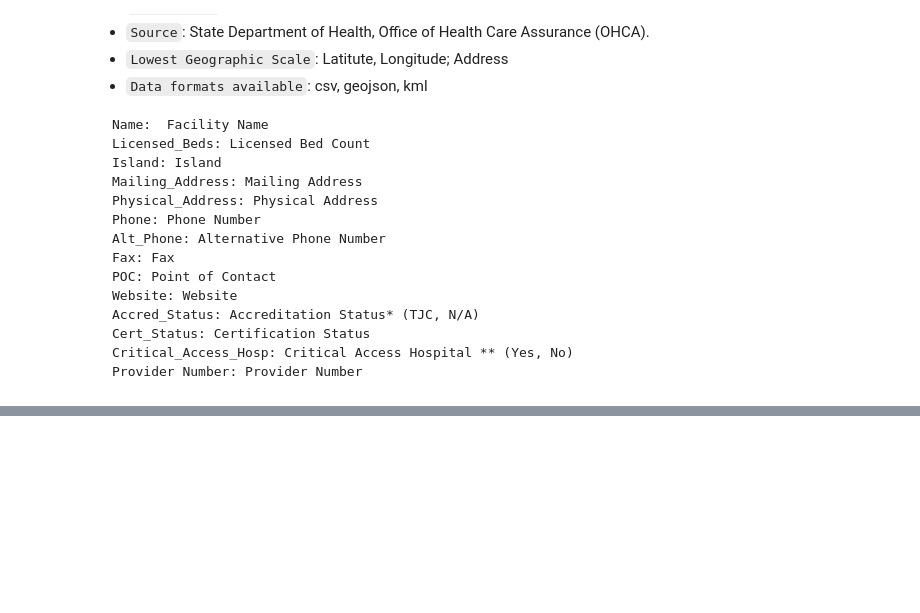
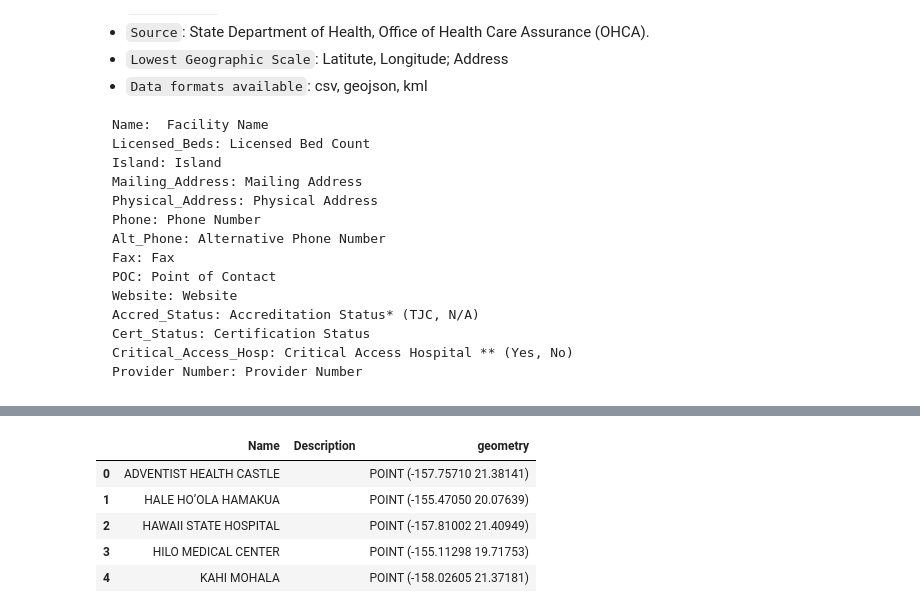
Before and after one commit to H445K/Kanehekili, a Jupyter notebook: Current datasets.ipynb, the cells around one changed output, grey strips where cells are left out. Drawn from its saved outputs; the diff is of its cells as text; code cells hidden in the pictures; blank space fills up the shorter version.

```diff
--- a/Current datasets.ipynb
+++ b/Current datasets.ipynb
@@ -46,0 +66,12 @@ df.head
+# %%
+#KML
+df2 = gpd.read_file("data/hospitals/Hospitals.kml", driver="KML")
+# %%
+df2.head(5)
+# %% [output]
+|  | Name | Description | geometry |
+| 0 | ADVENTIST HEALTH CASTLE |  | POINT (-157.75710 21.38141) |
+| 1 | HALE HO’OLA HAMAKUA |  | POINT (-155.47050 20.07639) |
+| 2 | HAWAII STATE HOSPITAL |  | POINT (-157.81002 21.40949) |
+| 3 | HILO MEDICAL CENTER |  | POINT (-155.11298 19.71753) |
+| 4 | KAHI MOHALA |  | POINT (-158.02605 21.37181) |
```
Also changed, not shown: parts of 10 cells of this notebook, 16 other files.
